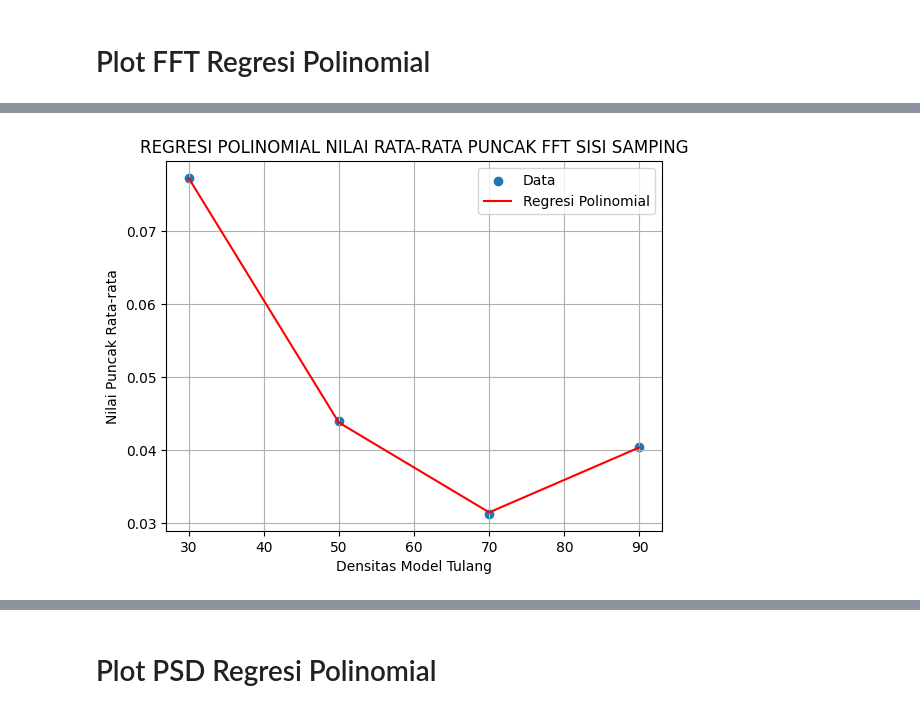
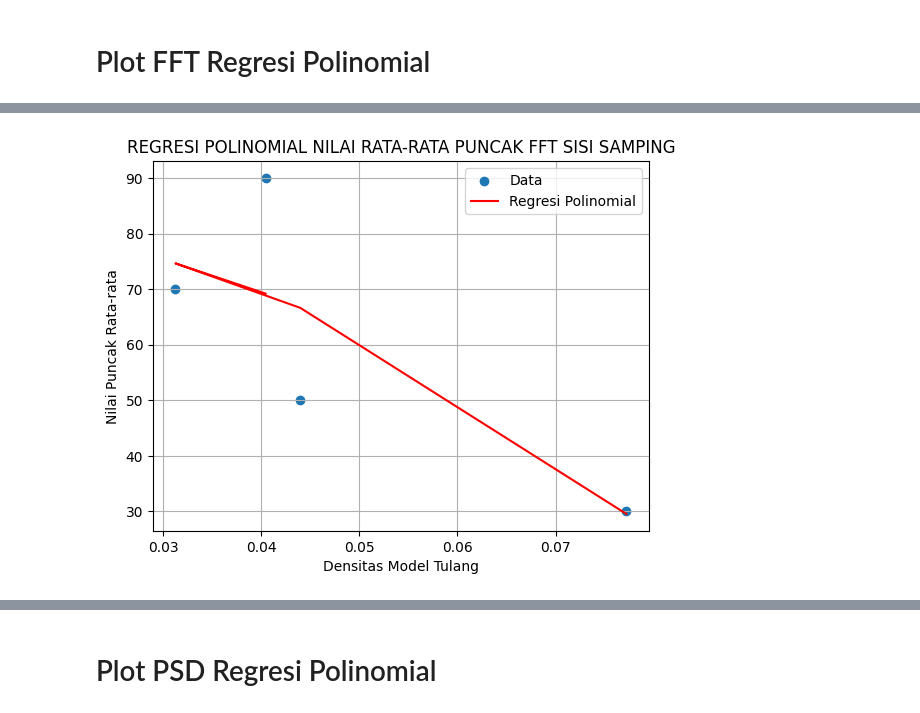
Before and after one commit to afalaudn/ta2023-boneusg, a Jupyter notebook: Data 6 Juli - Fix/Regresi Linier/Regresi All.ipynb, the cells around one changed output, grey strips where cells are left out. Saved outputs shown, nothing was run; the diff lists cells and outputs as text; code cells hidden in the pictures.

```diff
--- a/Data 6 Juli - Fix/Regresi Linier/Regresi All.ipynb
+++ b/Data 6 Juli - Fix/Regresi Linier/Regresi All.ipynb
@@ -196,27 +232,27 @@ plt.show()
 # %%
 # PLOT NILAI FFT PUNCAK SISI SAMPING
-Y = np.array([0.077214, 0.043999, 0.031274, 0.040459])
-X = np.array([30, 50, 70, 90])
+X = np.array([0.077214, 0.043999, 0.031274, 0.040459])
+Y = np.array([30, 50, 70, 90])
 
 # Membuat model regresi polinomial (contoh menggunakan polinomial derajat 2)
 coefficients = np.polyfit(X, Y, 2)
 a_2 = coefficients[0]
 a_1 = coefficients[1]
 a_0 = coefficients[2]
 
 # Membuat persamaan regresi polinomial
 regression_line = np.poly1d(coefficients)
 
 # Plot data dan regresi polinomial
 plt.scatter(X, Y, label='Data')
 plt.plot(X, regression_line(X), color='red', label='Regresi Polinomial')
 plt.xlabel('Densitas Model Tulang')
 plt.ylabel('Nilai Puncak Rata-rata')
 plt.title("REGRESI POLINOMIAL NILAI RATA-RATA PUNCAK FFT SISI SAMPING")
 plt.legend()
 plt.grid(True)
 plt.show()
 # %% [output]
-[figure, old version]
+[figure, new version]
 # %%
 # PLOT NILAI FFT PUNCAK SISI KECIL
```
Also changed, not shown: parts of 30 cells of this notebook, 11 other files.
